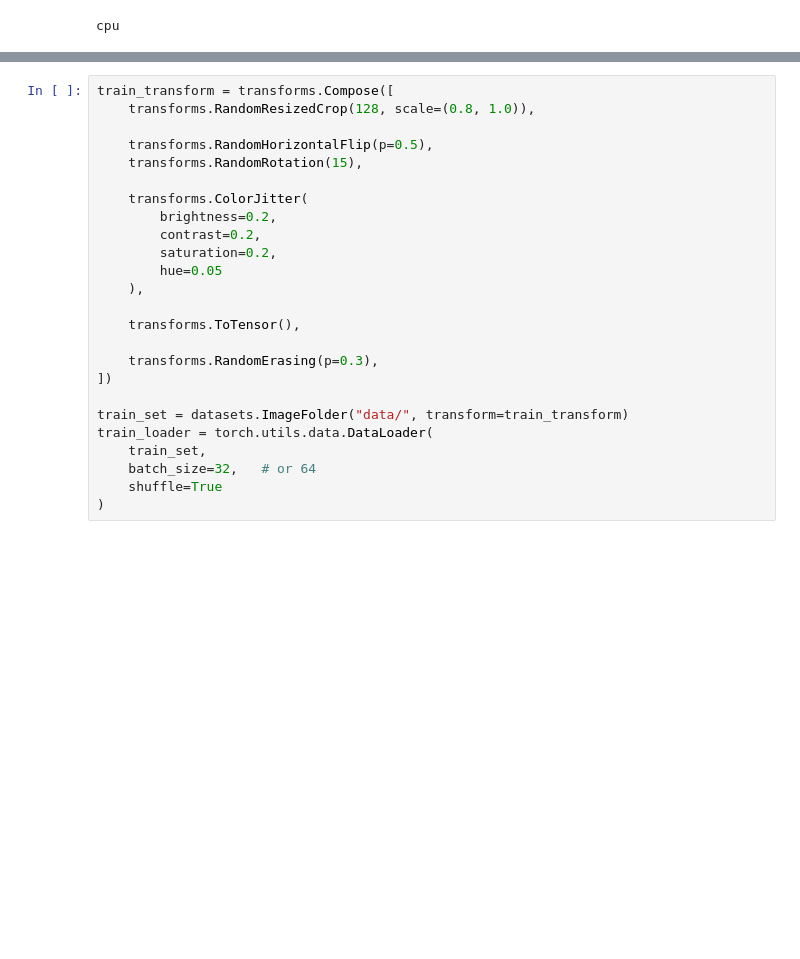
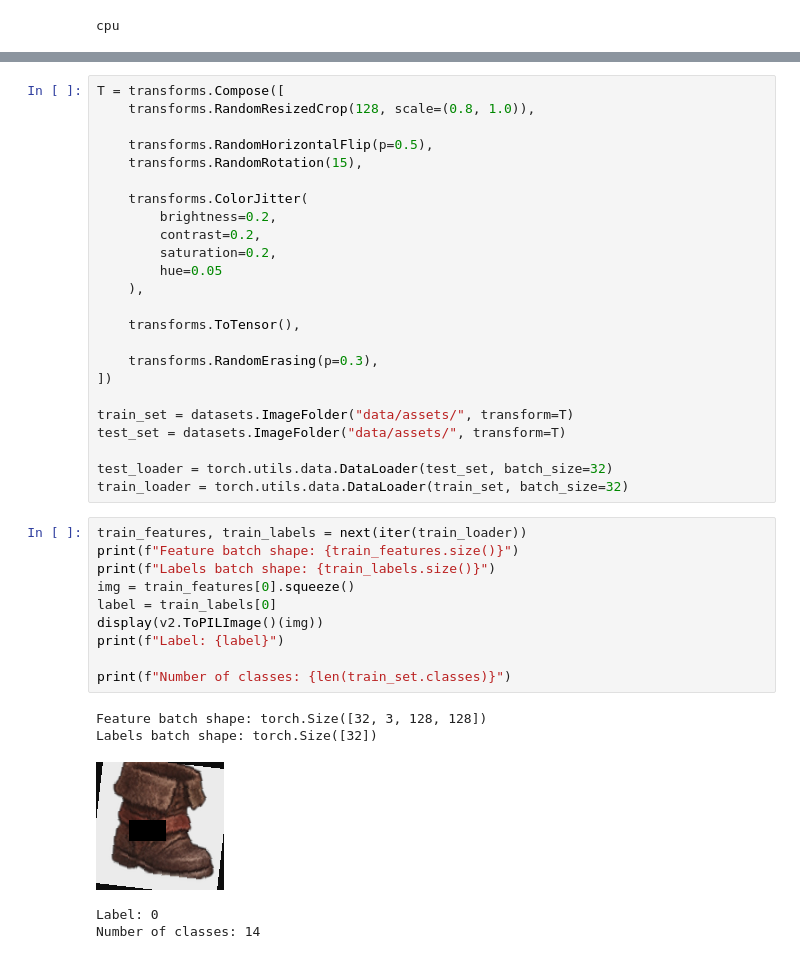
Before and after one commit to jiajunchang2002g/Hello_Model, a Jupyter notebook: task2.ipynb, the cells around one changed output, grey strips where cells are left out. Saved outputs shown, nothing was run; the diff lists cells and outputs as text; blank space fills up the shorter version.

```diff
--- a/task2.ipynb
+++ b/task2.ipynb
@@ -68,7 +67,7 @@ def train_model(model: nn.Module, dataloader: DataLoader, epochs: int = 20):
 
     return model, losses
 # %%
-train_transform = transforms.Compose([
+T = transforms.Compose([
     transforms.RandomResizedCrop(128, scale=(0.8, 1.0)),
 
     transforms.RandomHorizontalFlip(p=0.5),
@@ -86,10 +85,25 @@ train_transform = transforms.Compose([
     transforms.RandomErasing(p=0.3),
 ])
 
-train_set = datasets.ImageFolder("data/", transform=train_transform)
-train_loader = torch.utils.data.DataLoader(
-    train_set,
-    batch_size=32,   # or 64
-    shuffle=True
-)
+train_set = datasets.ImageFolder("data/assets/", transform=T)
+test_set = datasets.ImageFolder("data/assets/", transform=T)
+
+test_loader = torch.utils.data.DataLoader(test_set, batch_size=32)
+train_loader = torch.utils.data.DataLoader(train_set, batch_size=32)
+# %%
+train_features, train_labels = next(iter(train_loader))
+print(f"Feature batch shape: {train_features.size()}")
+print(f"Labels batch shape: {train_labels.size()}")
+img = train_features[0].squeeze()
+label = train_labels[0]
+display(v2.ToPILImage()(img))
+print(f"Label: {label}")
+
+print(f"Number of classes: {len(train_set.classes)}")
+# %% [output]
+Feature batch shape: torch.Size([32, 3, 128, 128])
+Labels batch shape: torch.Size([32])
+[figure, added]
+Label: 0
+Number of classes: 14
 # %%
```
Also changed, not shown: parts of 4 cells of this notebook.
